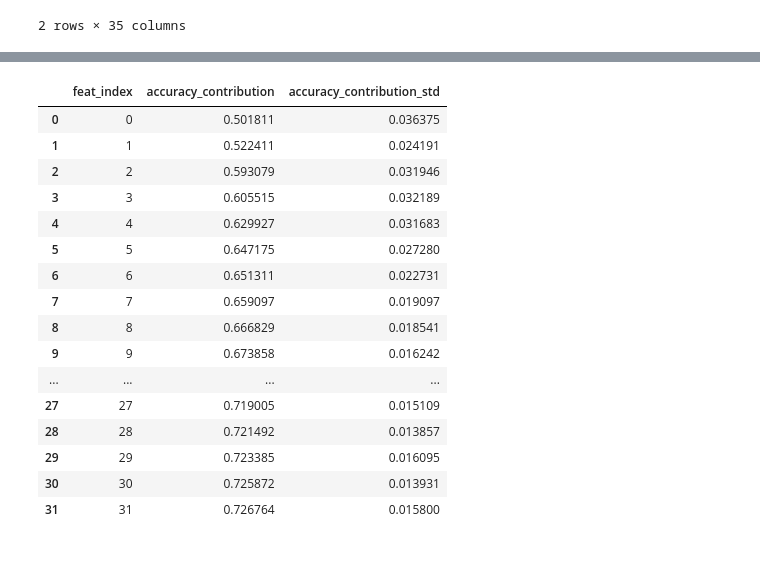
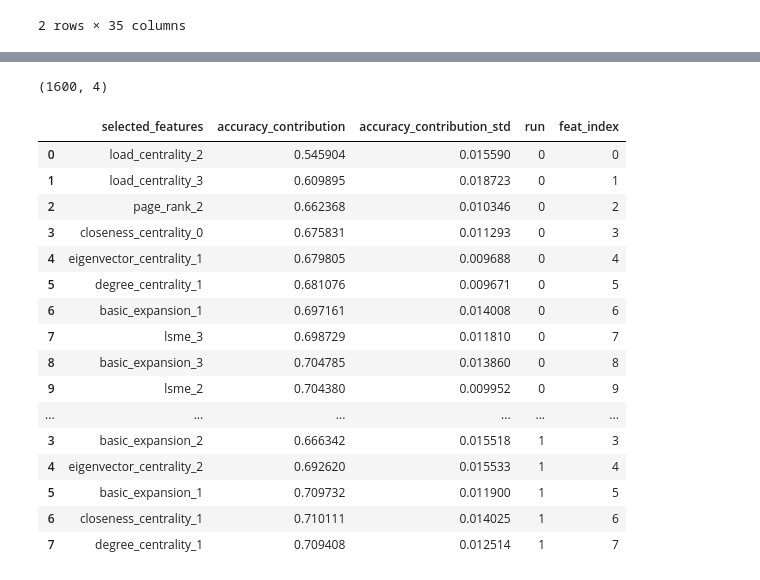
Before and after one commit to ashdehghan/NEExT, a Jupyter notebook: experiments/random_feature_selection/random_model_analysis.ipynb, the cells around one changed output, grey strips where cells are left out. Drawn from its saved outputs; the diff is of its cells as text; code cells hidden in the pictures.

```diff
--- a/experiments/random_feature_selection/random_model_analysis.ipynb
+++ b/experiments/random_feature_selection/random_model_analysis.ipynb
@@ -127,27 +127,33 @@ result.head(2)
+# %%
+result.shape
+# %% [output]
+(1600, 4)
 # %%
 result_cp = result.copy(deep=True)
 # %%
 result_cp["feat_index"] = [i for i in range(len(result[result["run"] == 0]))] * len(result["run"].unique())
+# %%
+result_cp.head(40)
+# %% [output]
+|  | selected_features | accuracy_contribution | accuracy_contribution_std | run | feat_index |
+| 0 | load_centrality_2 | 0.545904 | 0.015590 | 0 | 0 |
+| 1 | load_centrality_3 | 0.609895 | 0.018723 | 0 | 1 |
+| 2 | page_rank_2 | 0.662368 | 0.010346 | 0 | 2 |
+| 3 | closeness_centrality_0 | 0.675831 | 0.011293 | 0 | 3 |
+| 4 | eigenvector_centrality_1 | 0.679805 | 0.009688 | 0 | 4 |
+| 5 | degree_centrality_1 | 0.681076 | 0.009671 | 0 | 5 |
+| 6 | basic_expansion_1 | 0.697161 | 0.014008 | 0 | 6 |
+| 7 | lsme_3 | 0.698729 | 0.011810 | 0 | 7 |
+| 8 | basic_expansion_3 | 0.704785 | 0.013860 | 0 | 8 |
+| 9 | lsme_2 | 0.704380 | 0.009952 | 0 | 9 |
+| ... | ... | ... | ... | ... | ... |
+| 3 | basic_expansion_2 | 0.666342 | 0.015518 | 1 | 3 |
+| 4 | eigenvector_centrality_2 | 0.692620 | 0.015533 | 1 | 4 |
+| 5 | basic_expansion_1 | 0.709732 | 0.011900 | 1 | 5 |
+| 6 | closeness_centrality_1 | 0.710111 | 0.014025 | 1 | 6 |
+| 7 | degree_centrality_1 | 0.709408 | 0.012514 | 1 | 7 |
 # %%
-result_cp2 = pd.DataFrame(result_cp.groupby(by=["feat_index"])["accuracy_contribution"].min()).reset_index()
-result_cp3 = pd.DataFrame(result_cp.groupby(by=["feat_index"])["accuracy_contribution_std"].max()).reset_index()
-dfdf = result_cp2.merge(result_cp3, on="feat_index")
-dfdf
+# result_cp2 = pd.DataFrame(result_cp.groupby(by=["feat_index"])["accuracy_contribution"].min()).reset_index()
+# result_cp3 = pd.DataFrame(result_cp.groupby(by=["feat_index"])["accuracy_contribution_std"].max()).reset_index()
+# dfdf = result_cp2.merge(result_cp3, on="feat_index")
+# dfdf
-# %% [output]
-|  | feat_index | accuracy_contribution | accuracy_contribution_std |
-| 0 | 0 | 0.501811 | 0.036375 |
-| 1 | 1 | 0.522411 | 0.024191 |
-| 2 | 2 | 0.593079 | 0.031946 |
-| 3 | 3 | 0.605515 | 0.032189 |
-| 4 | 4 | 0.629927 | 0.031683 |
-| 5 | 5 | 0.647175 | 0.027280 |
-| 6 | 6 | 0.651311 | 0.022731 |
-| 7 | 7 | 0.659097 | 0.019097 |
-| 8 | 8 | 0.666829 | 0.018541 |
-| 9 | 9 | 0.673858 | 0.016242 |
-| ... | ... | ... | ... |
-| 27 | 27 | 0.719005 | 0.015109 |
-| 28 | 28 | 0.721492 | 0.013857 |
-| 29 | 29 | 0.723385 | 0.016095 |
-| 30 | 30 | 0.725872 | 0.013931 |
-| 31 | 31 | 0.726764 | 0.015800 |
```
Also changed, not shown: parts of 3 cells of this notebook, 12 other files.
